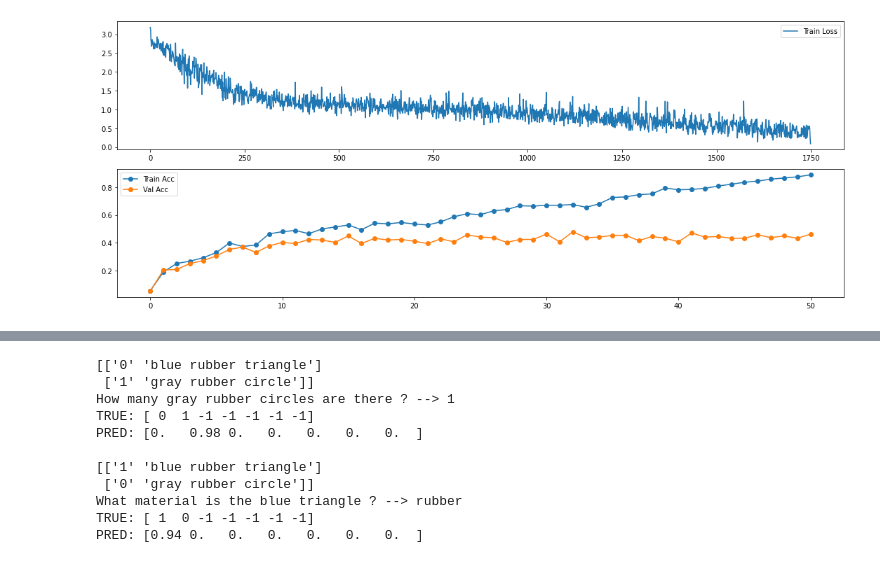
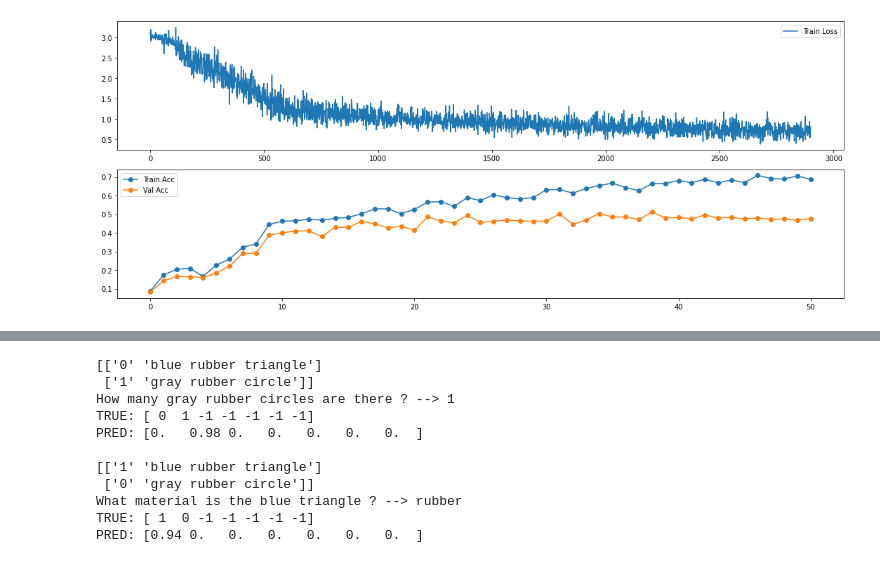
Before and after one commit to urisherman/curriculum_vqa, a Jupyter notebook: notebooks/parent_model_dev_clevr.ipynb, the cells around one changed output, grey strips where cells are left out. Saved outputs shown, nothing was run; the diff lists cells and outputs as text; code cells hidden in the pictures.

```diff
--- a/notebooks/parent_model_dev_clevr.ipynb
+++ b/notebooks/parent_model_dev_clevr.ipynb
@@ -4,13 +4,17 @@
 # %%
 _include_('curriculum_vqa')
 
-from cvqa.curriculum import plotter, VQAInstanceDistribution2
 from cvqa import trainers, datasets, viz
 
 data_bin = f'{DEV_HOME}/curriculum_vqa/data-bin'
 clevr_root = f'{data_bin}/CLEVR_mini_6'
 
-question_families = [86, 78, 88, 89]
+
+qf_retrieve_attribute = [85, 86, 87, 88, 89]
+
+qf_f2a = [36, 37, 38, 39]
+
+question_families = qf_retrieve_attribute
 
 family_filter = lambda s: s['question_family_index'] in question_families
 ds_train, ds_dev = datasets.CLEVR.load_train_dev(clevr_root, samples_filter=family_filter, d_img=24)
@@ -71,15 +73,19 @@ from cvqa.model_dev import answer_model, f1_model
 # %%
 import numpy as np
+from cvqa.model_dev import answer_model, f1_model, f2_model
 from cvqa.model_dev.programs import ProgramSpec, Seq2ConstTreeModel, TransformerSeederModel, Seq2VecsLSTM
 
 def build_parent_model(prompt_vocab, answer_vocab):
-    model_a = answer_model.AnswerModule(parent.parse_dims_dict(args), answer_vocab)
-    model_f1 = f1_model.F1ModuleSimple(args)
+    a_module = answer_model.AnswerModule(parent.parse_dims_dict(args), answer_vocab)
+    f1_module = f1_model.F1ModuleSimple(args)
+    f2a_module = f2_model.F2AttrModule(a_module, f1_module)
 
     program_spec = ProgramSpec({
-        'A': model_a,
-        'F': model_f1
+        'A': a_module,
+        'F': f1_module,
+        'F2A': f2a_module
     })
+
     seq2tree = Seq2ConstTreeModel(program_spec.vocab, 'A ( F )')
 
 #     program_spec = ProgramSpec({
@@ -100,10 +106,10 @@ def build_parent_model(prompt_vocab, answer_vocab):
 # %%
 seed = 1
 np.random.seed(seed)
 torch.manual_seed(seed)
 
 model = build_parent_model(ds_train.vocab, ds_train.ans_vocab)
-train_metrics = train_model(model, lr=2e-3, epochs=50, batch_size=32)
+train_metrics = train_model(model, lr=.6e-3, epochs=50, batch_size=32)
 viz.plot_training(**train_metrics)
 # %% [output]
-[figure, old version]
+[figure, new version]
```
Also changed, not shown: parts of 4 cells of this notebook, 5 other files.
